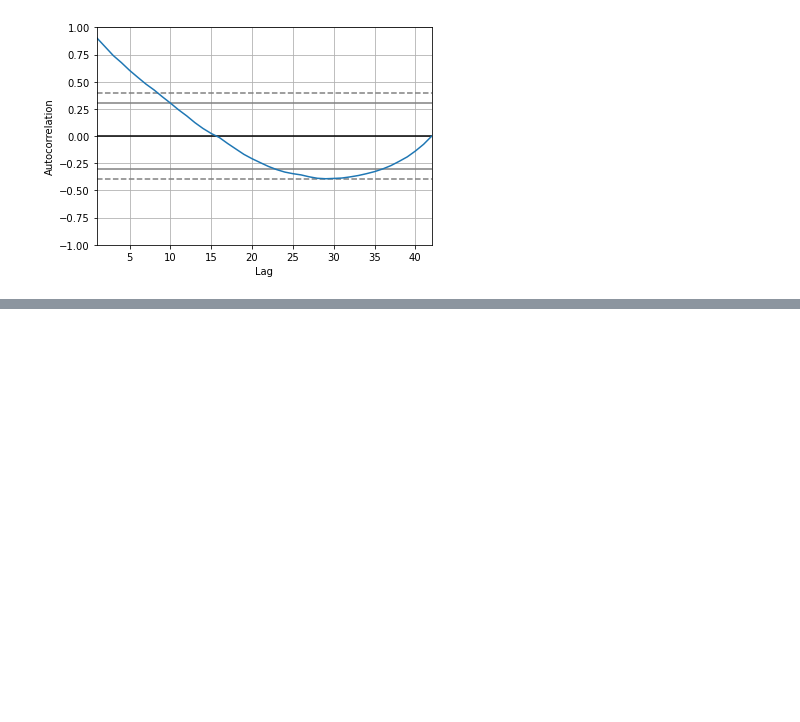
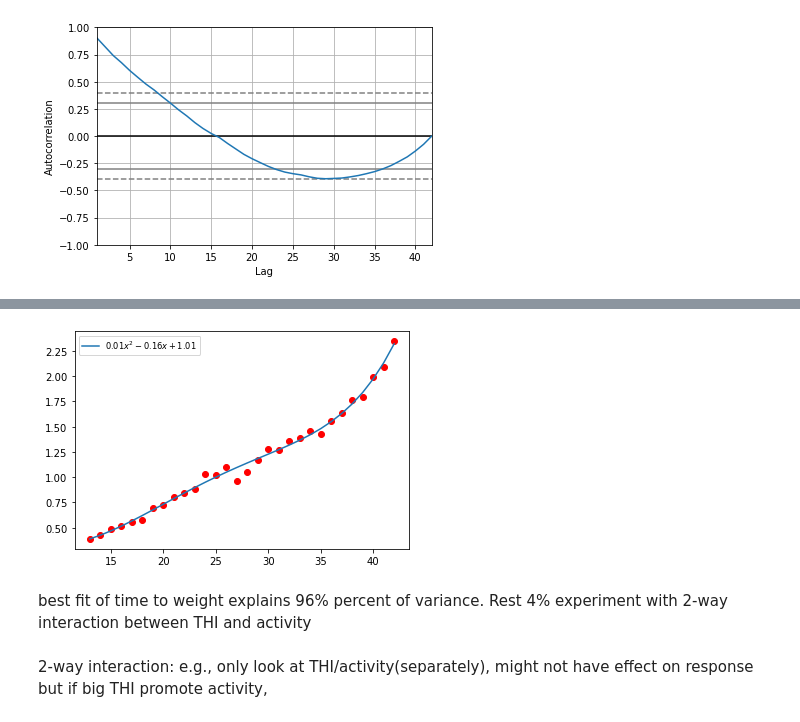
Before and after one commit to Tiana125/Dissertation_2021, a Jupyter notebook: model.ipynb, the cells around one changed output, grey strips where cells are left out. Drawn from its saved outputs; the diff is of its cells as text; code cells hidden in the pictures; blank space fills up the shorter version.

```diff
--- a/model.ipynb
+++ b/model.ipynb
@@ -420,0 +468,25 @@ See the caveats in the documentation: https://pandas.pydata.org/pandas-docs/stab
+# %%
+from sympy import S, symbols, printing
+
+X = exog_21Sep.numdays
+
+p = np.polyfit(X, y, 5)
+f = np.poly1d(p)
+
+# calculate new x's and y's
+x_new = X
+y_new = f(x_new)
+
+x = symbols("x")
+poly = sum(S("{:6.2f}".format(v))*x**i for i, v in enumerate(p[::-1]))
+eq_latex = printing.latex(poly)
+
+plt.plot(x_new, y_new, label="${}$".format(eq_latex))
+plt.scatter(X, y, color='r')
+plt.legend(fontsize="small")
+plt.show()
+# %% [output]
+[figure, added]
+# %% [markdown]
+best fit of time to weight explains 96% percent of variance.
+Rest 4% experiment with 2-way interaction between THI and activity
@@ -421,3 +497,7 @@ See the caveats in the documentation: https://pandas.pydata.org/pandas-docs/stab
+# %% [markdown]
+2-way interaction:
+e.g., only look at THI/activity(separately), might not have effect on response
+but if big THI promote activity,
 # %%
 data_collection3 = pd.read_csv("data collection sheets/Data Collection_ Menchine site B shed 2, 2020-11-26 - 2021-01-20 - Exp 1.csv",
                              skiprows=[0,1,2])
```
Also changed, not shown: parts of 14 cells of this notebook, 1 other file.
